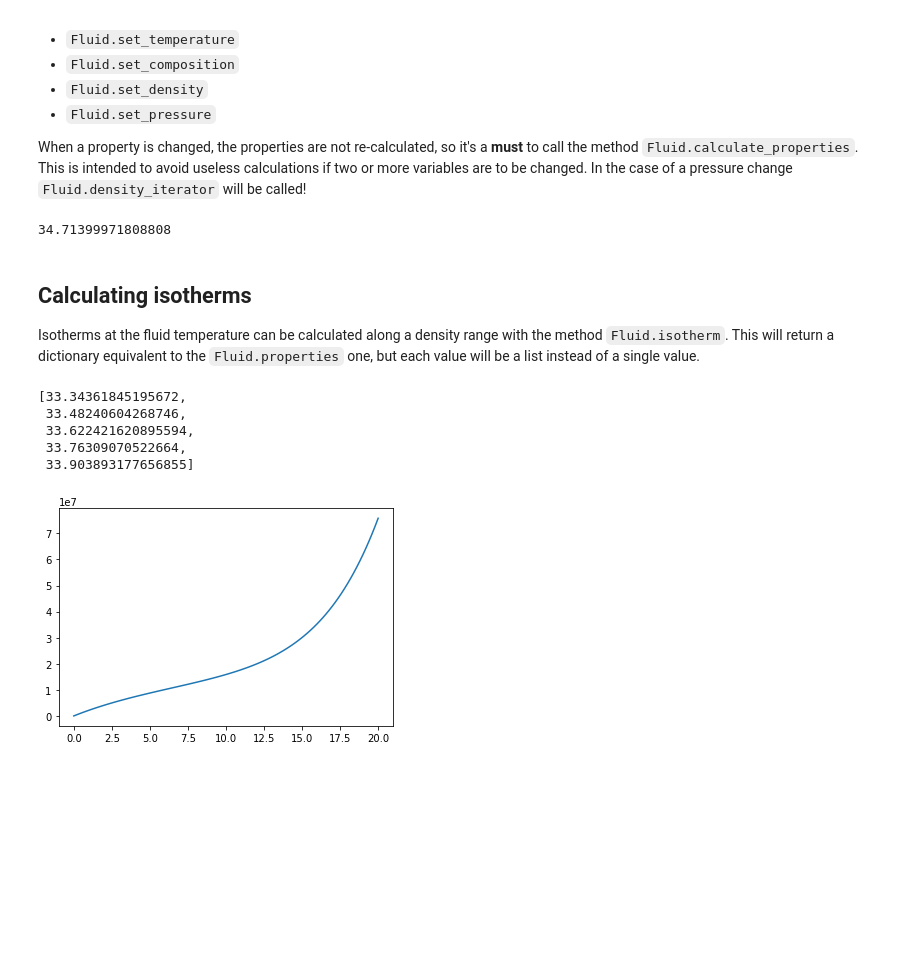
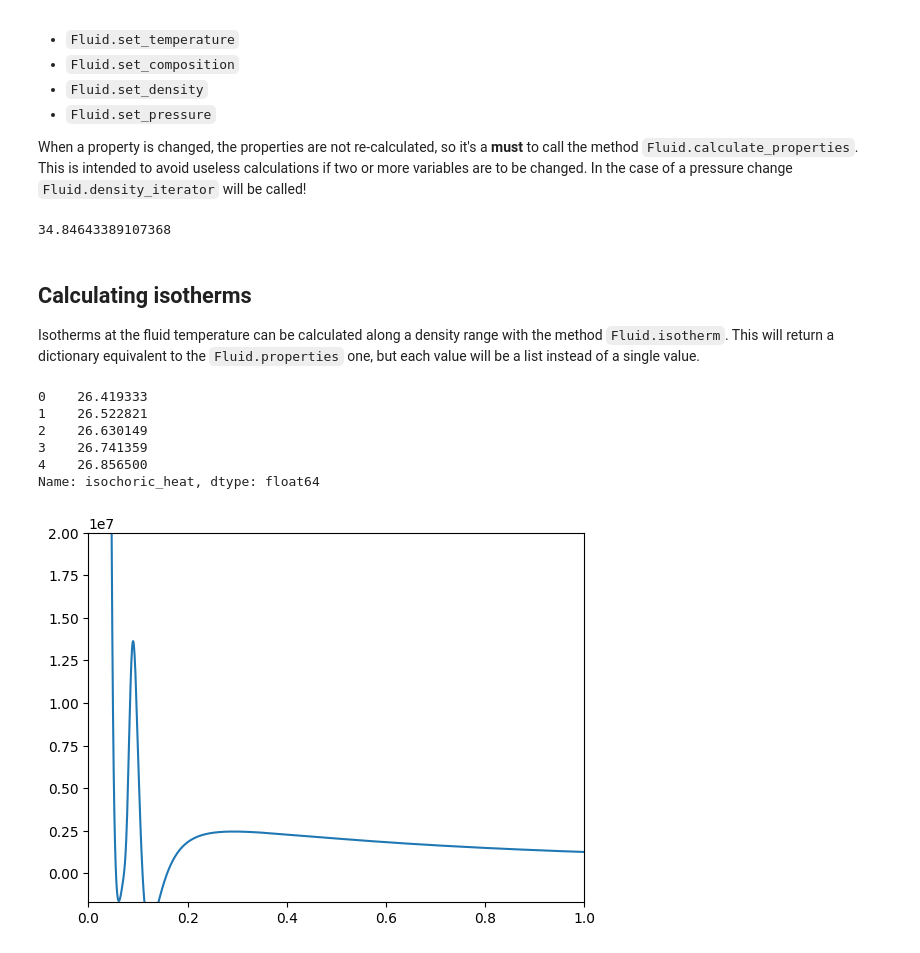
Before and after one commit to fedebenelli/PyForFluids, a Jupyter notebook: docs/source/tutorial.ipynb, the cells around one changed output. Drawn from its saved outputs; the diff is of its cells as text; code cells hidden in the pictures; blank space fills up the shorter version.

```diff
--- a/docs/source/tutorial.ipynb
+++ b/docs/source/tutorial.ipynb
@@ -13,7 +13,7 @@ model = pff.models.GERG2008()
 # %% [markdown]
 ## Fluid's initial state
 # %%
-temperature = 250  # Degrees Kelvin
+temperature = 150  # Degrees Kelvin
 density = 1  # mol/L
 pressure = 101325  # Pa
 composition = {'methane': 0.9, 'ethane': 0.05, 'propane': 0.05}  # Molar fractions
@@ -81,31 +83,34 @@ A fluid thermodynamic variable can be changed by using the methods:
 
 When a property is changed, the properties are not re-calculated, so it's a **must** to call the method `Fluid.calculate_properties`. This is intended to avoid useless calculations if two or more variables are to be changed. In the case of a pressure change `Fluid.density_iterator` will be called!
 # %%
-fluid.set_temperature(280)
+fluid.set_temperature(180)
 fluid.set_density(2)
 
 fluid.calculate_properties()
 # %%
-fluid['cv']
+fluid['isochoric_heat']
 # %% [output]
-34.71399971808808
+34.84643389107368
 # %% [markdown]
 ## Calculating isotherms
 
 Isotherms at the fluid temperature can be calculated along a density range with the method `Fluid.isotherm`. This will return a dictionary equivalent to the `Fluid.properties` one, but each value will be a list instead of a single value.
 # %%
-density_range = np.linspace(0.001, 20, 100)
+density_range = np.linspace(0.00001, 50, 1000)
 isotherm = fluid.isotherm(density_range)
 # %%
-isotherm['cv'][:5]
+isotherm['isochoric_heat'][:5]
 # %% [output]
-[33.34361845195672,
- 33.48240604268746,
- 33.622421620895594,
- 33.76309070522664,
- 33.903893177656855]
+0    26.419333
+1    26.522821
+2    26.630149
+3    26.741359
+4    26.856500
+Name: isochoric_heat, dtype: float64
 # %%
-plt.plot(density_range, isotherm['p'])
+plt.plot(1/density_range, isotherm['pressure'])
+plt.xlim(0,1)
+plt.ylim(-1.7e6, 2e7)
 plt.show()
 # %% [output]
-[figure, old version]
+[figure, new version]
```
Also changed, not shown: parts of 4 cells of this notebook.
